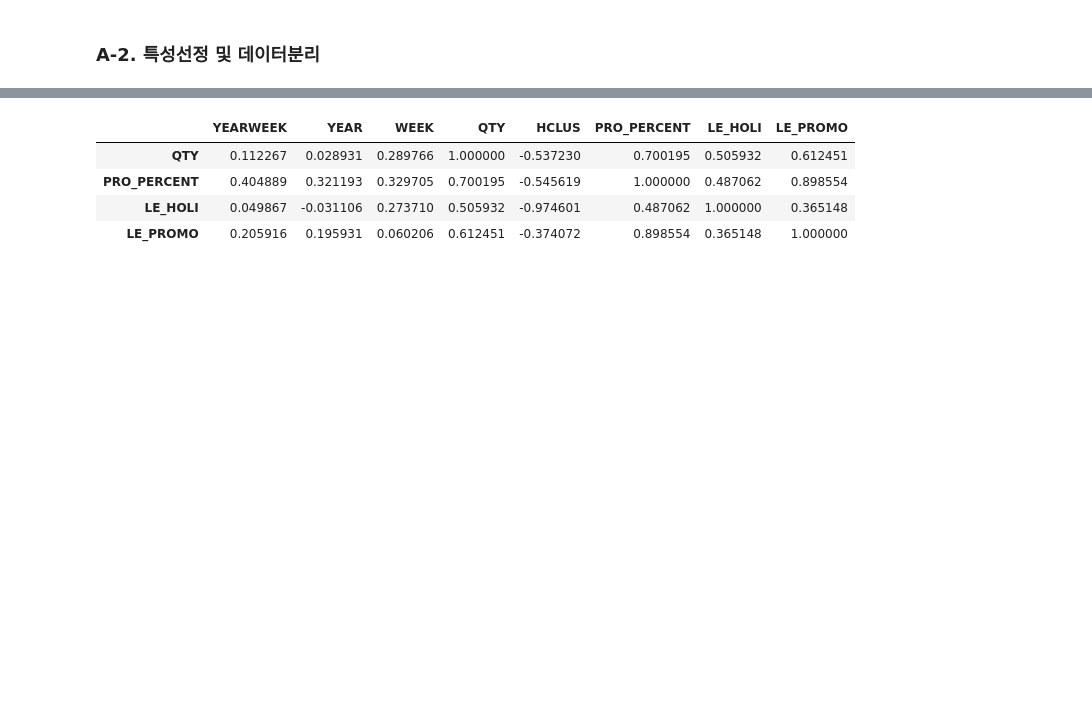
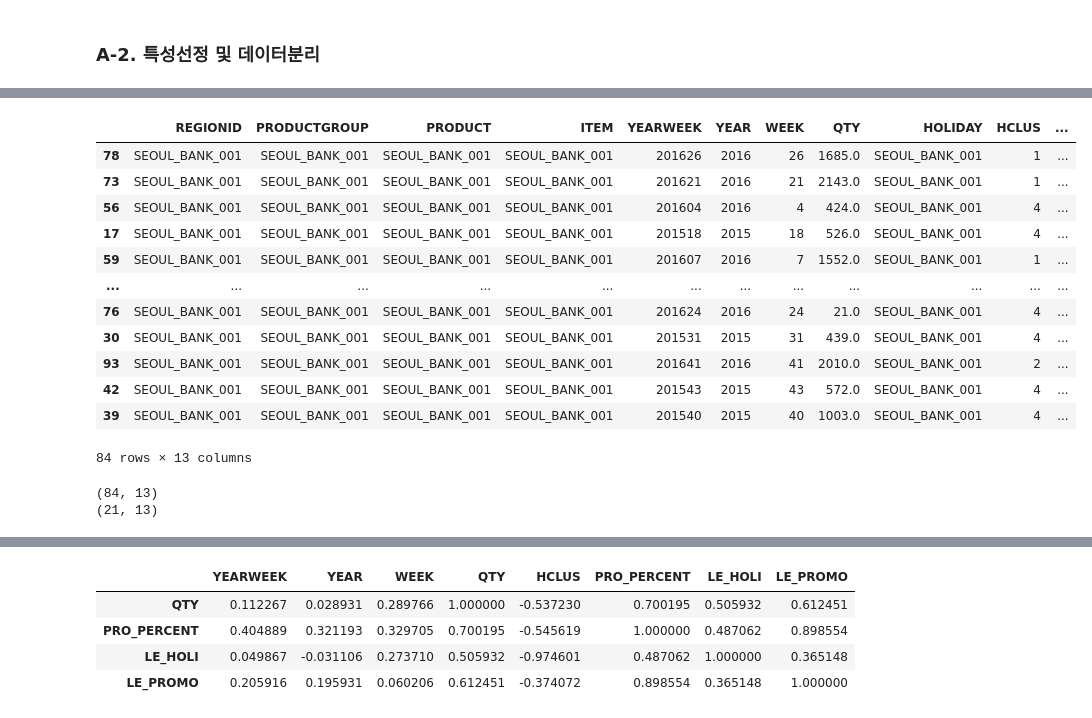
Before and after one commit to jyj76094458/Python, a Jupyter notebook: 유형별로 실습하는 머신러닝/머신러닝실습.ipynb, the cells around one changed output, grey strips where cells are left out. Cells and saved outputs as stored; diff of their text form; code cells hidden in the pictures; blank space fills up the shorter version.

```diff
--- a/유형별로 실습하는 머신러닝/머신러닝실습.ipynb
+++ b/유형별로 실습하는 머신러닝/머신러닝실습.ipynb
@@ -365,0 +495,24 @@ featuresData["LE_PROMO"] = ynPrLabel.fit_transform( featuresData.PROMOTION )
+# %%
+train,test = train_test_split( featuresData, test_size= 0.2 )
+# %%
+train
+# %% [output]
+|  | REGIONID | PRODUCTGROUP | PRODUCT | ITEM | YEARWEEK | YEAR | WEEK | QTY | HOLIDAY | HCLUS | ... |
+| 78 | SEOUL_BANK_001 | SEOUL_BANK_001 | SEOUL_BANK_001 | SEOUL_BANK_001 | 201626 | 2016 | 26 | 1685.0 | SEOUL_BANK_001 | 1 | ... |
+| 73 | SEOUL_BANK_001 | SEOUL_BANK_001 | SEOUL_BANK_001 | SEOUL_BANK_001 | 201621 | 2016 | 21 | 2143.0 | SEOUL_BANK_001 | 1 | ... |
+| 56 | SEOUL_BANK_001 | SEOUL_BANK_001 | SEOUL_BANK_001 | SEOUL_BANK_001 | 201604 | 2016 | 4 | 424.0 | SEOUL_BANK_001 | 4 | ... |
+| 17 | SEOUL_BANK_001 | SEOUL_BANK_001 | SEOUL_BANK_001 | SEOUL_BANK_001 | 201518 | 2015 | 18 | 526.0 | SEOUL_BANK_001 | 4 | ... |
+| 59 | SEOUL_BANK_001 | SEOUL_BANK_001 | SEOUL_BANK_001 | SEOUL_BANK_001 | 201607 | 2016 | 7 | 1552.0 | SEOUL_BANK_001 | 1 | ... |
+| ... | ... | ... | ... | ... | ... | ... | ... | ... | ... | ... | ... |
+| 76 | SEOUL_BANK_001 | SEOUL_BANK_001 | SEOUL_BANK_001 | SEOUL_BANK_001 | 201624 | 2016 | 24 | 21.0 | SEOUL_BANK_001 | 4 | ... |
+| 30 | SEOUL_BANK_001 | SEOUL_BANK_001 | SEOUL_BANK_001 | SEOUL_BANK_001 | 201531 | 2015 | 31 | 439.0 | SEOUL_BANK_001 | 4 | ... |
+| 93 | SEOUL_BANK_001 | SEOUL_BANK_001 | SEOUL_BANK_001 | SEOUL_BANK_001 | 201641 | 2016 | 41 | 2010.0 | SEOUL_BANK_001 | 2 | ... |
+| 42 | SEOUL_BANK_001 | SEOUL_BANK_001 | SEOUL_BANK_001 | SEOUL_BANK_001 | 201543 | 2015 | 43 | 572.0 | SEOUL_BANK_001 | 4 | ... |
+| 39 | SEOUL_BANK_001 | SEOUL_BANK_001 | SEOUL_BANK_001 | SEOUL_BANK_001 | 201540 | 2015 | 40 | 1003.0 | SEOUL_BANK_001 | 4 | ... |
+84 rows × 13 columns
+# %%
+print( train.shape )
+print( test.shape )
+# %% [output]
+(84, 13)
+(21, 13)
```
Also changed, not shown: parts of 43 cells of this notebook, 1 other file.
